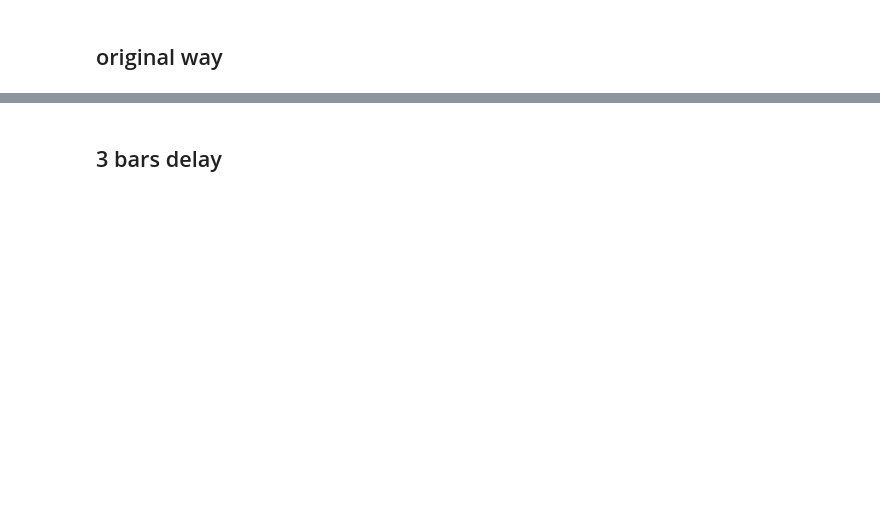
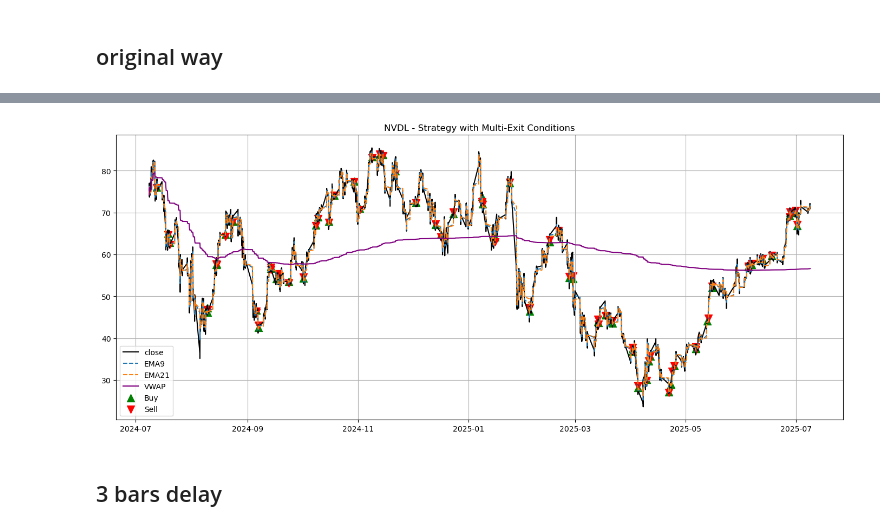
Before and after one commit to shixiangheng/XGB_stock_analysis_24YE, a Jupyter notebook: day_trade_sign_alpaca_backtest.ipynb, the cells around one changed output, grey strips where cells are left out. Cells and saved outputs as stored; diff of their text form; code cells hidden in the pictures; blank space fills up the shorter version.

```diff
--- a/day_trade_sign_alpaca_backtest.ipynb
+++ b/day_trade_sign_alpaca_backtest.ipynb
@@ -224,0 +133,11 @@ plt.show()
+# %%
+from utils_day_trade import generate_signals_and_backtest, get_latest_data
+import pytz
+ticker='NVDL'
+df = get_latest_data(ticker,start_date=start_date_str)
+eastern = pytz.timezone('US/Eastern')
+df, trades = generate_signals_and_backtest(df)
+
+
+backtest_plot(ticker,df,trades)
+# %% [output]
@@ -225,2 +161,3 @@ plt.show()
+[figure, added]
 # %% [markdown]
 ## 3 bars delay
```
Also changed, not shown: parts of 11 cells of this notebook, 6 other files.
